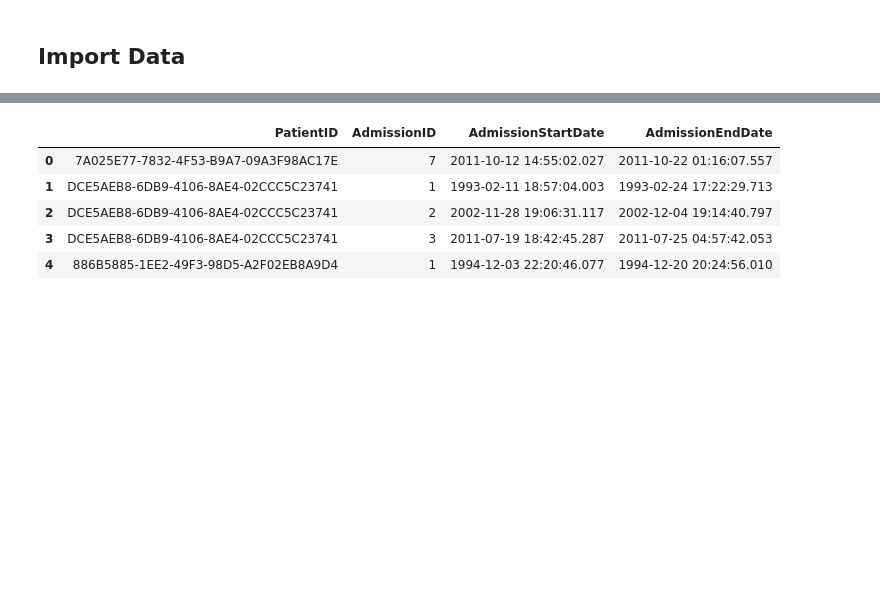
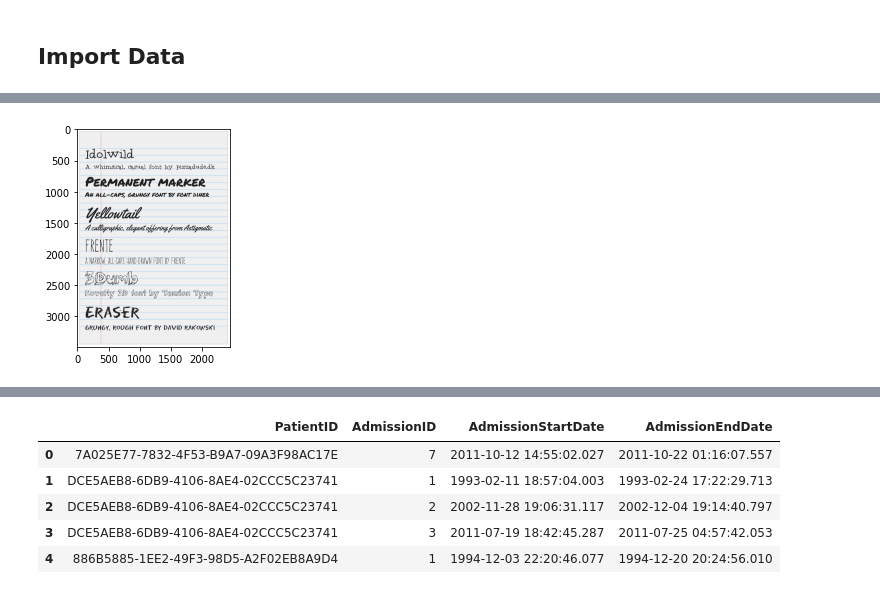
Before and after one commit to KrishnaPothula/EHR-Analysis, a Jupyter notebook: medical_records_extraction.ipynb, the cells around one changed output, grey strips where cells are left out. Saved outputs shown, nothing was run; the diff lists cells and outputs as text; code cells hidden in the pictures; blank space fills up the shorter version.

```diff
--- a/medical_records_extraction.ipynb
+++ b/medical_records_extraction.ipynb
@@ -85,0 +93,7 @@ from SOMperf.somperf.utils.topology import rectangular_topology_dist
+# %%
+image_path_in_colab="download.jfif"
+img = Image.open(image_path_in_colab)
+plt.imshow(img)
+plt.show()
+# %% [output]
+[figure, added]
```
Also changed, not shown: parts of 20 cells of this notebook.
